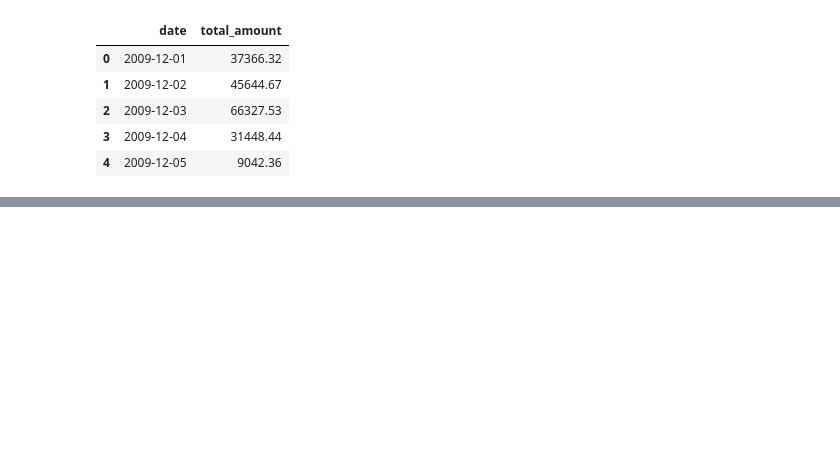
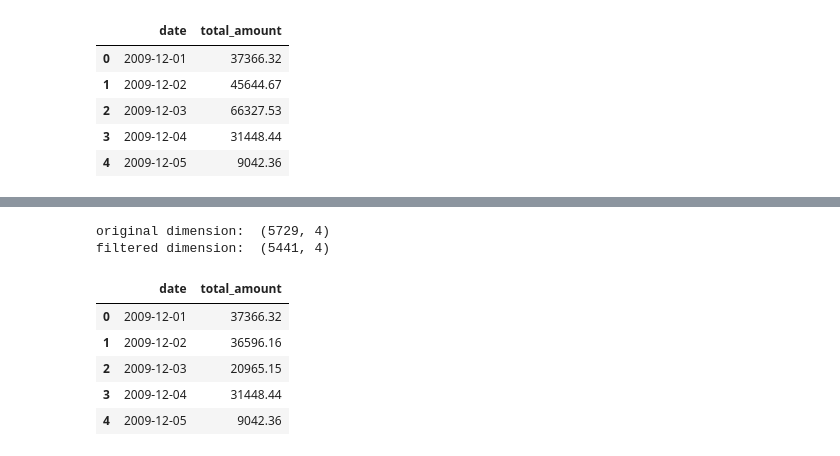
Before and after one commit to yichuang25/Forecasting-Project-Sales, a Jupyter notebook: Analysis&Modeling/12h_sales.ipynb, the cells around one changed output, grey strips where cells are left out. Cells and saved outputs as stored; diff of their text form; code cells hidden in the pictures; blank space fills up the shorter version.

```diff
--- a/Analysis&Modeling/12h_sales.ipynb
+++ b/Analysis&Modeling/12h_sales.ipynb
@@ -22,0 +47,19 @@ sales_day.head()
+# %%
+sales_day_filtered = sales[sales['total_amount'] <= upper_bound]
+sales_day_filtered = sales_day_filtered[sales_day_filtered['total_amount'] >= lower_bound]
+print('original dimension: ', sales.shape)
+print('filtered dimension: ', sales_day_filtered.shape)
+# %% [output]
+original dimension:  (5729, 4)
+filtered dimension:  (5441, 4)
+# %%
+sales_day_filtered = sales_day_filtered.groupby(['date']).sum().reset_index()
+sales_day_filtered = sales_day_filtered.drop(columns = ['hour'])
+sales_day_filtered.head()
+# %% [output]
+|  | date | total_amount |
+| 0 | 2009-12-01 | 37366.32 |
+| 1 | 2009-12-02 | 36596.16 |
+| 2 | 2009-12-03 | 20965.15 |
+| 3 | 2009-12-04 | 31448.44 |
+| 4 | 2009-12-05 | 9042.36 |
```
Also changed, not shown: parts of 12 cells of this notebook, 1 other file.
